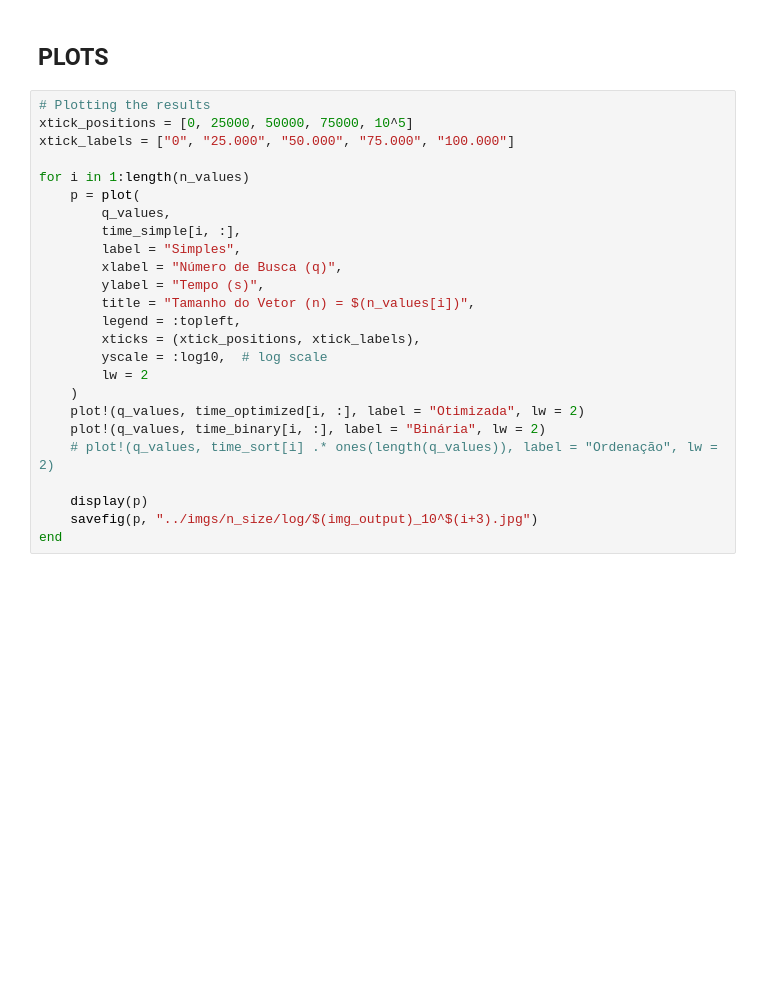
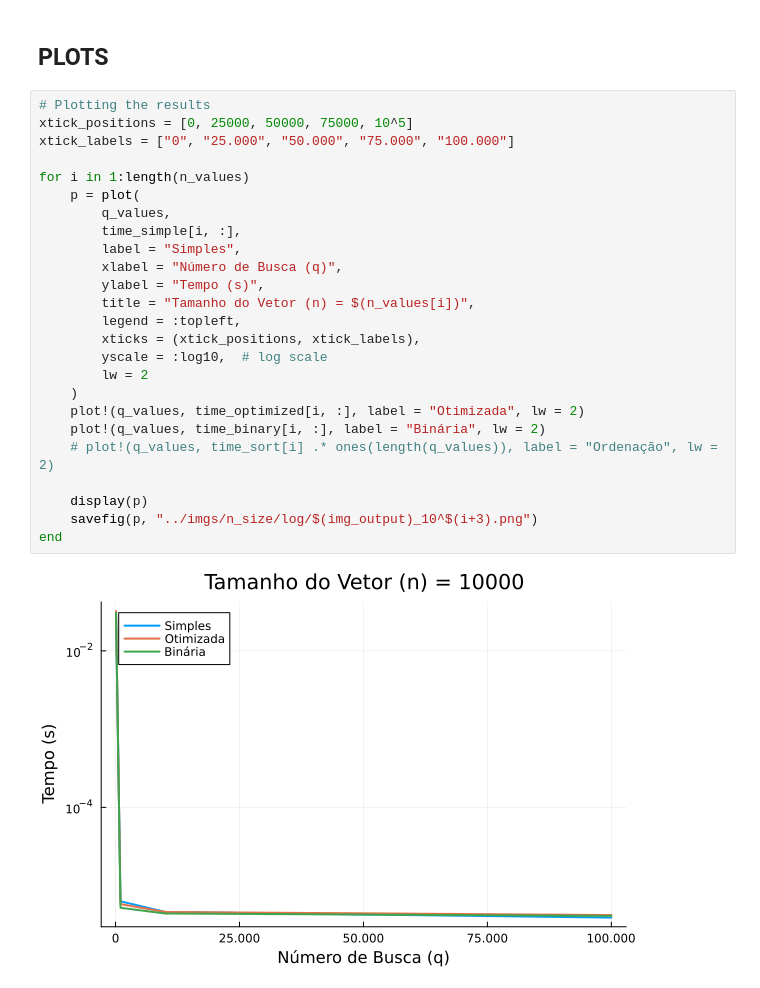
Before and after one commit to TalesLimaOliveira/Analise, a Jupyter notebook: Projeto 1/codes/dummy.ipynb, the cells around one changed output. Saved outputs shown, nothing was run; the diff lists cells and outputs as text; blank space fills up the shorter version.

```diff
--- a/Projeto 1/codes/dummy.ipynb
+++ b/Projeto 1/codes/dummy.ipynb
@@ -161,25 +207,27 @@ my_benchmark(binary_search, time_binary)
 # %%
 # Plotting the results
 xtick_positions = [0, 25000, 50000, 75000, 10^5]
 xtick_labels = ["0", "25.000", "50.000", "75.000", "100.000"]
 
 for i in 1:length(n_values)
     p = plot(
         q_values,
         time_simple[i, :],
         label = "Simples",
         xlabel = "Número de Busca (q)",
         ylabel = "Tempo (s)",
         title = "Tamanho do Vetor (n) = $(n_values[i])",
         legend = :topleft,
         xticks = (xtick_positions, xtick_labels),
         yscale = :log10,  # log scale
         lw = 2
     )
     plot!(q_values, time_optimized[i, :], label = "Otimizada", lw = 2)
     plot!(q_values, time_binary[i, :], label = "Binária", lw = 2)
     # plot!(q_values, time_sort[i] .* ones(length(q_values)), label = "Ordenação", lw = 2)
 
     display(p)
-    savefig(p, "../imgs/n_size/log/$(img_output)_10^$(i+3).jpg")
+    savefig(p, "../imgs/n_size/log/$(img_output)_10^$(i+3).png")
 end
+# %% [output]
+[figure, added]
```
Also changed, not shown: parts of 21 cells of this notebook, 8 other files.
